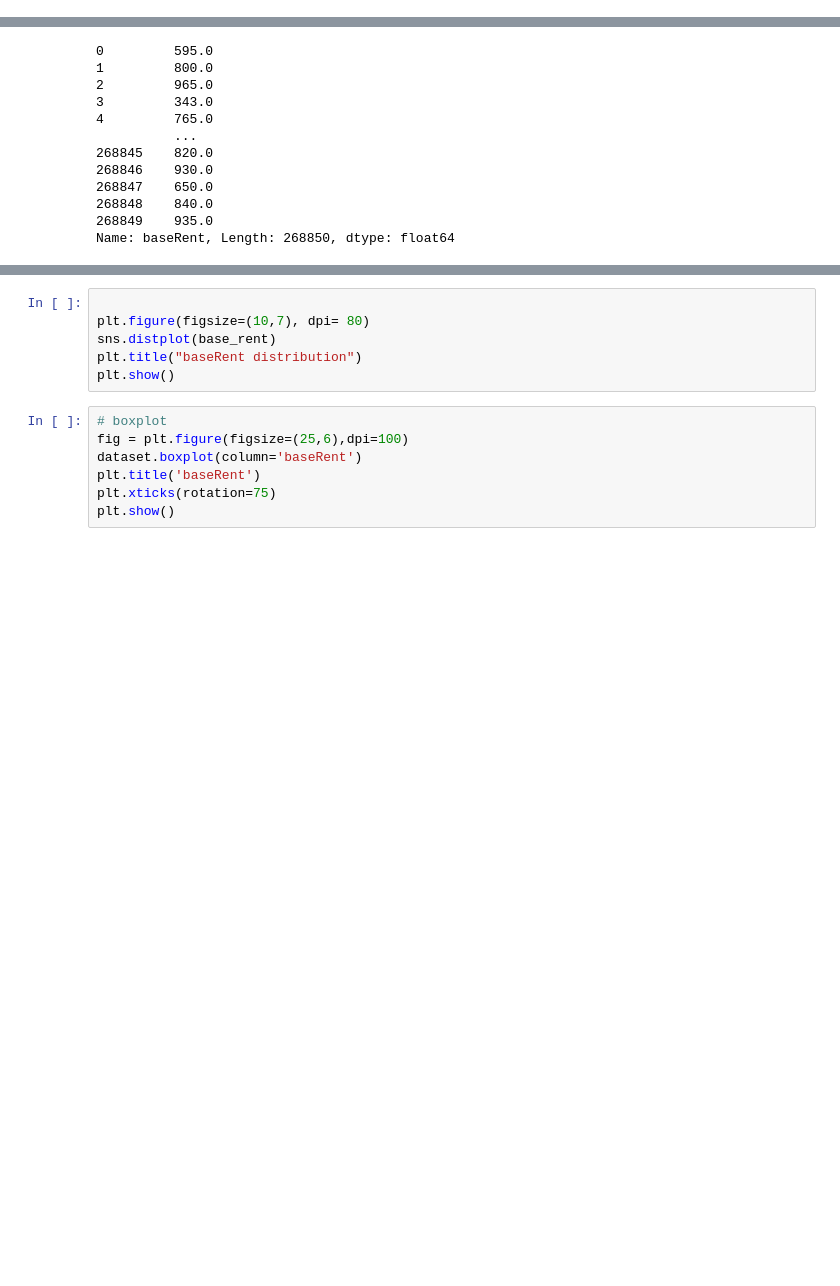
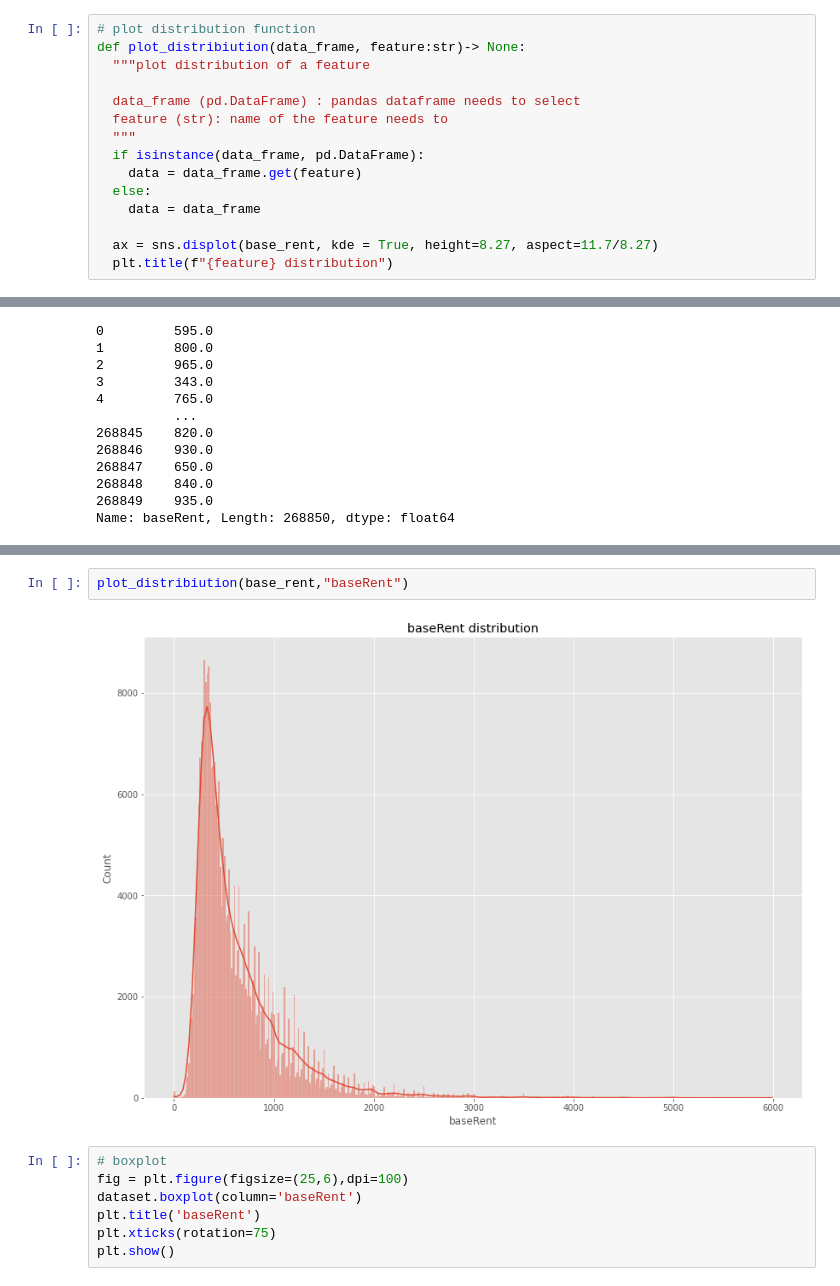
Before and after one commit to pouyazhd/TalentMind1, a Jupyter notebook: TalentMind1.ipynb, the cells around one changed output, grey strips where cells are left out. Drawn from its saved outputs; the diff is of its cells as text; blank space fills up the shorter version.

```diff
--- a/TalentMind1.ipynb
+++ b/TalentMind1.ipynb
@@ -200 +243,16 @@ Name: baseRent, Length: 268850, dtype: float64
+# %%
+# plot distribution function
+def plot_distribiution(data_frame, feature:str)-> None:
+  """plot distribution of a feature
+
+  data_frame (pd.DataFrame) : pandas dataframe needs to select
+  feature (str): name of the feature needs to
+  """
+  if isinstance(data_frame, pd.DataFrame):
+    data = data_frame.get(feature)
+  else:
+    data = data_frame
+
+  ax = sns.displot(base_rent, kde = True, height=8.27, aspect=11.7/8.27)
+  plt.title(f"{feature} distribution")
 # %% [markdown]
@@ -246,9 +304,7 @@ AttributeError: ignored
-# %%
-
-plt.figure(figsize=(10,7), dpi= 80)
-sns.distplot(base_rent)
-plt.title("baseRent distribution")
-plt.show()
+# %%
+plot_distribiution(base_rent,"baseRent")
+# %% [output]
+[figure, added]
 # %%
 # boxplot
 fig = plt.figure(figsize=(25,6),dpi=100)
```
Also changed, not shown: parts of 69 cells of this notebook, 2 other files.
